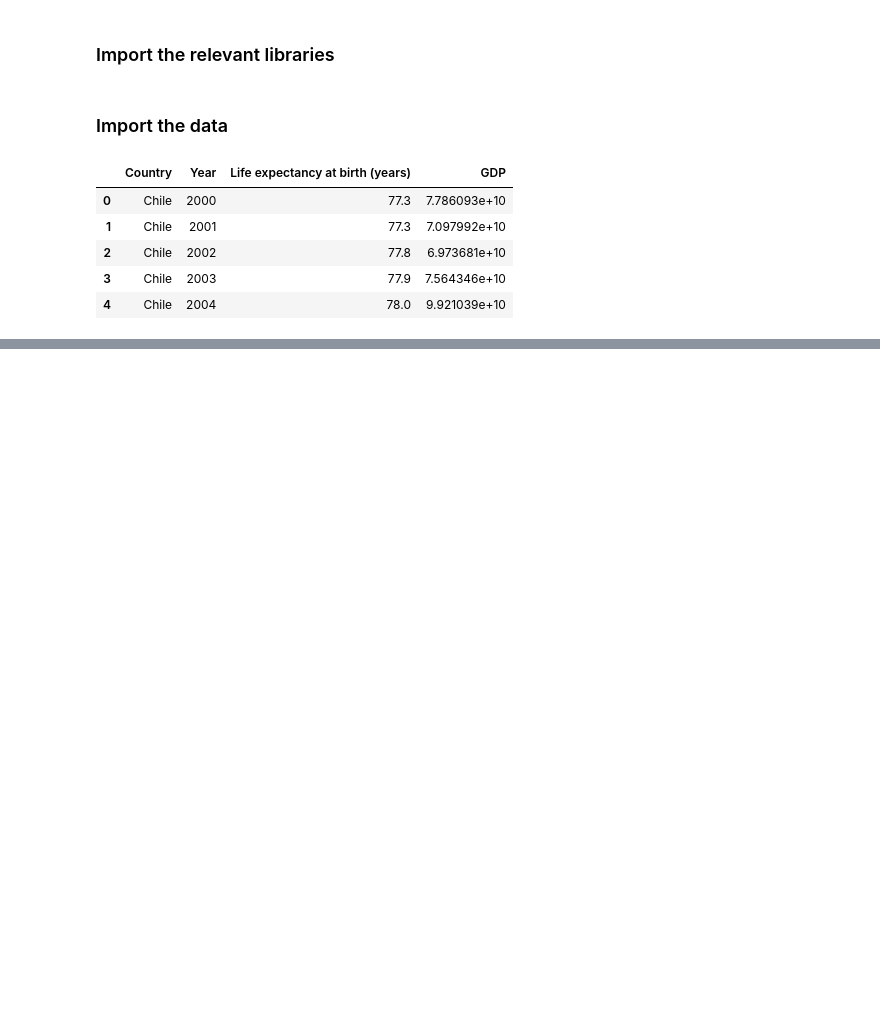
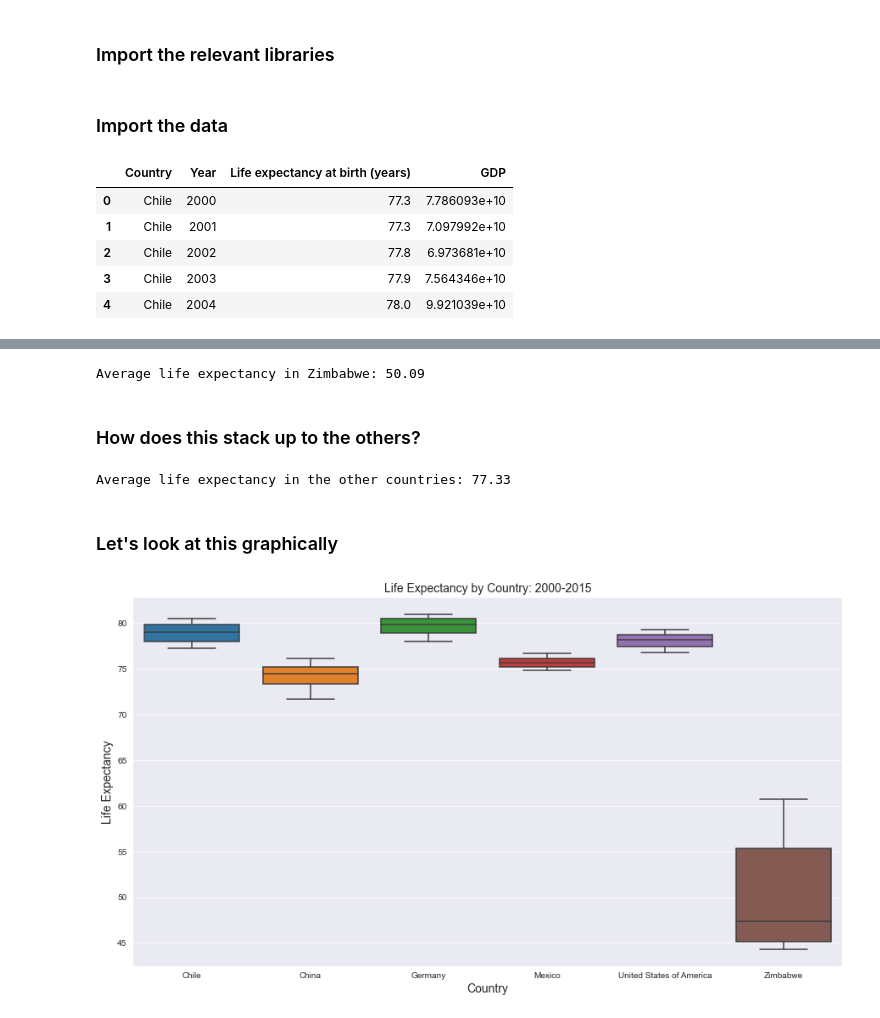
Before and after one commit to clccode/Life-Expectancy-and-GDP, a Jupyter notebook: life_expectancy_gdp.ipynb, the cells around one changed output, grey strips where cells are left out. Saved outputs shown, nothing was run; the diff lists cells and outputs as text; code cells hidden in the pictures; blank space fills up the shorter version.

```diff
--- a/life_expectancy_gdp.ipynb
+++ b/life_expectancy_gdp.ipynb
@@ -20,0 +56,28 @@ df.head()
+# %%
+# Average life expectancy in Zimbabwe
+zw_le = zw['Life expectancy at birth (years)']
+avg_zw_le = round(np.mean(zw_le), 2)
+print(f'Average life expectancy in Zimbabwe: {str(avg_zw_le)}')
+# %% [output]
+Average life expectancy in Zimbabwe: 50.09
+# %% [markdown]
+### How does this stack up to the others?
+# %%
+others = df[df['Country'] != 'Zimbabwe']
+others_le = others['Life expectancy at birth (years)']
+avg_others_le = round(np.mean(others_le), 2)
+print(f'Average life expectancy in the other countries: {str(avg_others_le)}')
+# %% [output]
+Average life expectancy in the other countries: 77.33
+# %% [markdown]
+### Let's look at this graphically
+# %%
+# Boxplot of the all the countries' life expectancy data
+fig, ax = plt.subplots(figsize=(15, 8))
+sns.boxplot(x=df['Country'], y=df['Life expectancy at birth (years)'])
+plt.title('Life Expectancy by Country: 2000-2015', fontsize=14)
+plt.xlabel('Country', fontsize=14)
+plt.ylabel('Life Expectancy', fontsize=14)
+plt.show()
+# %% [output]
+[figure, added]
```
Also changed, not shown: parts of 17 cells of this notebook.
